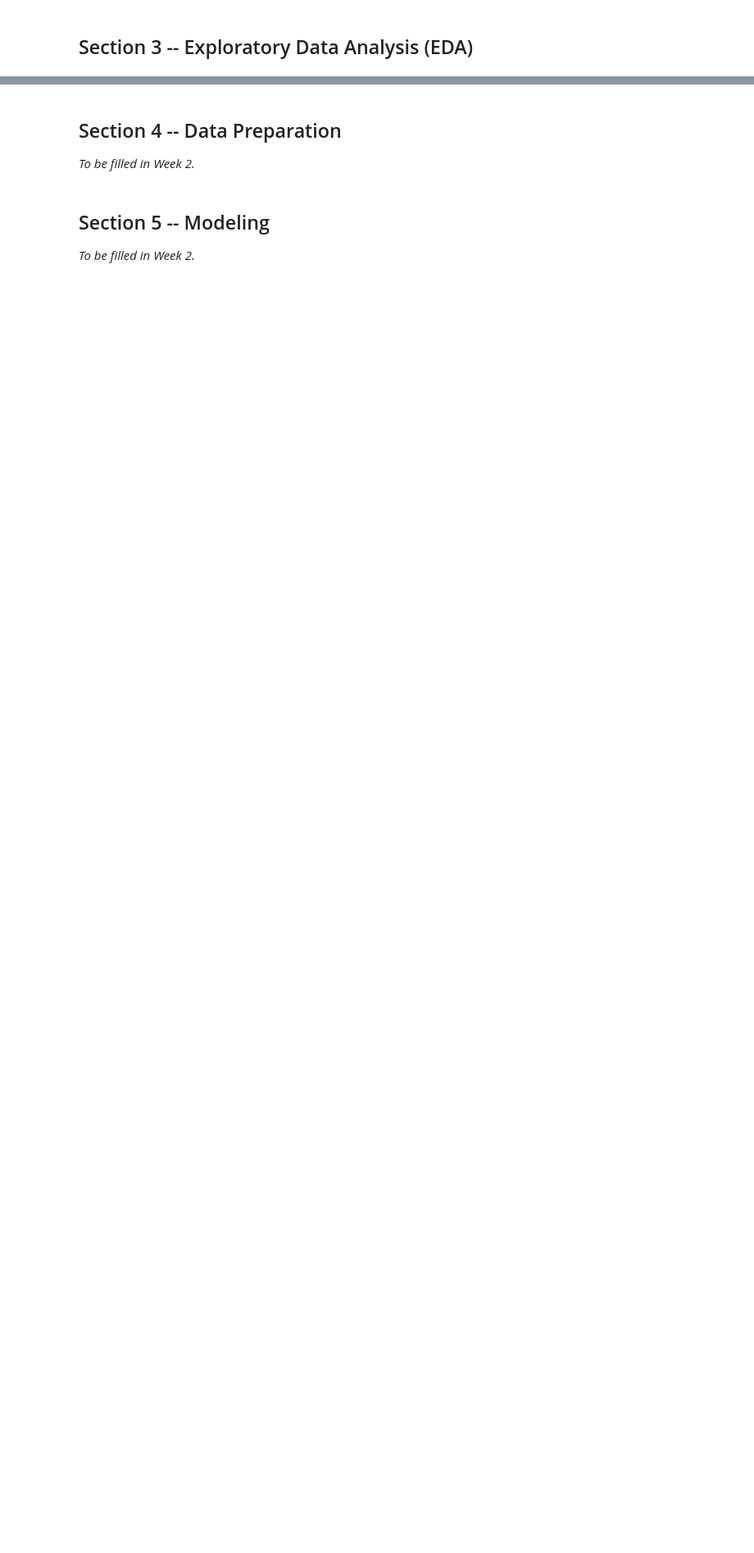
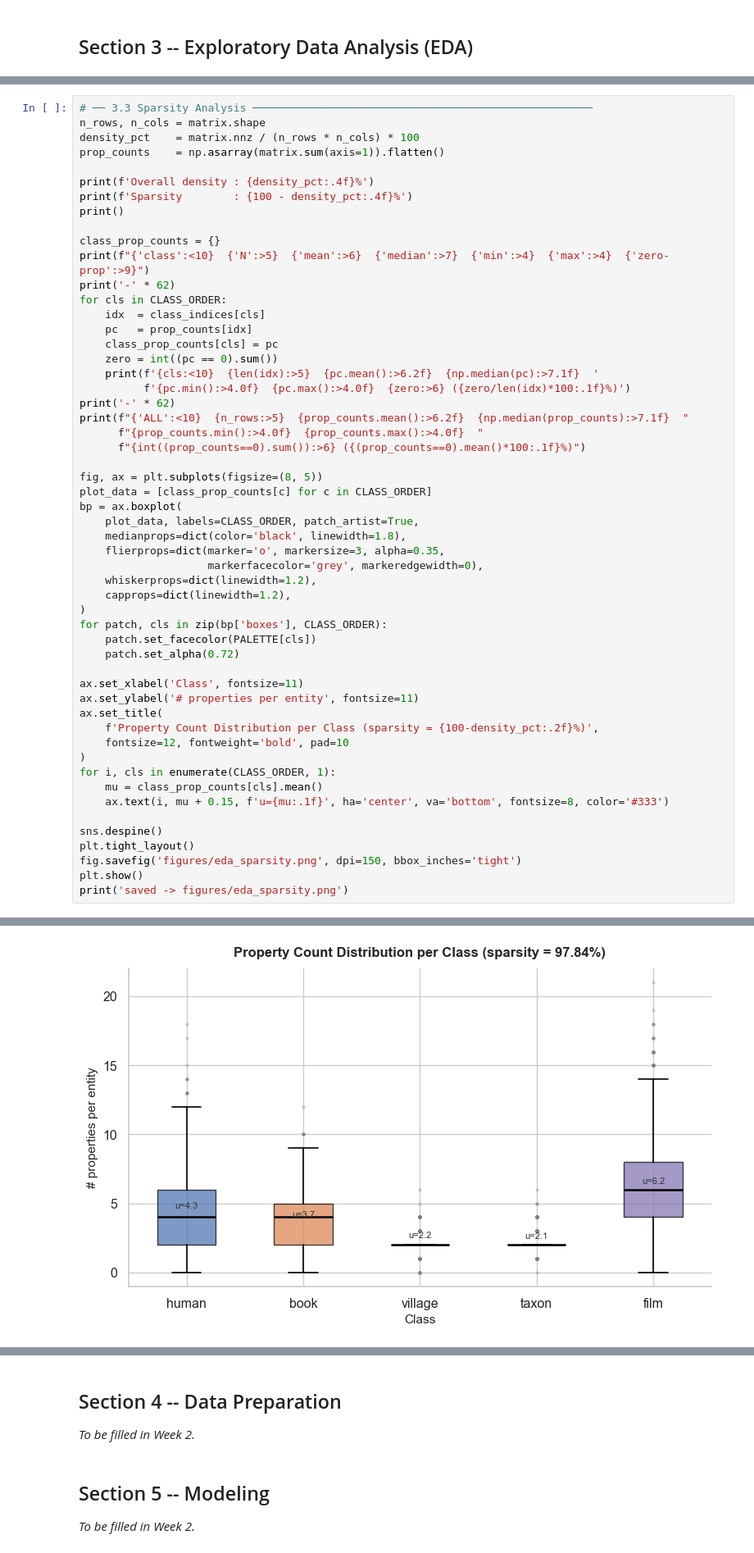
Before and after one commit to group5-iaids/knowledge-graph-classification, a Jupyter notebook: Group5_B_Notebook.ipynb, the cells around one changed output, grey strips where cells are left out. Shown at 82% size. Cells and saved outputs as stored; diff of their text form; blank space fills up the shorter version.

```diff
--- a/Group5_B_Notebook.ipynb
+++ b/Group5_B_Notebook.ipynb
@@ -315,0 +559,55 @@ print('Sparsity analysis -- to be implemented in Week 2')
+# %%
+# ── 3.3 Sparsity Analysis ─────────────────────────────────────────────────────
+n_rows, n_cols = matrix.shape
+density_pct    = matrix.nnz / (n_rows * n_cols) * 100
+prop_counts    = np.asarray(matrix.sum(axis=1)).flatten()
+
+print(f'Overall density : {density_pct:.4f}%')
+print(f'Sparsity        : {100 - density_pct:.4f}%')
+print()
+
+class_prop_counts = {}
+print(f"{'class':<10}  {'N':>5}  {'mean':>6}  {'median':>7}  {'min':>4}  {'max':>4}  {'zero-prop':>9}")
+print('-' * 62)
+for cls in CLASS_ORDER:
+    idx  = class_indices[cls]
+    pc   = prop_counts[idx]
+    class_prop_counts[cls] = pc
+    zero = int((pc == 0).sum())
+    print(f'{cls:<10}  {len(idx):>5}  {pc.mean():>6.2f}  {np.median(pc):>7.1f}  '
+          f'{pc.min():>4.0f}  {pc.max():>4.0f}  {zero:>6} ({zero/len(idx)*100:.1f}%)')
+print('-' * 62)
+print(f"{'ALL':<10}  {n_rows:>5}  {prop_counts.mean():>6.2f}  {np.median(prop_counts):>7.1f}  "
+      f"{prop_counts.min():>4.0f}  {prop_counts.max():>4.0f}  "
+      f"{int((prop_counts==0).sum()):>6} ({(prop_counts==0).mean()*100:.1f}%)")
+
+fig, ax = plt.subplots(figsize=(8, 5))
+plot_data = [class_prop_counts[c] for c in CLASS_ORDER]
+bp = ax.boxplot(
+    plot_data, labels=CLASS_ORDER, patch_artist=True,
+    medianprops=dict(color='black', linewidth=1.8),
+    flierprops=dict(marker='o', markersize=3, alpha=0.35,
+                    markerfacecolor='grey', markeredgewidth=0),
+    whiskerprops=dict(linewidth=1.2),
+    capprops=dict(linewidth=1.2),
+)
+for patch, cls in zip(bp['boxes'], CLASS_ORDER):
+    patch.set_facecolor(PALETTE[cls])
+    patch.set_alpha(0.72)
+
+ax.set_xlabel('Class', fontsize=11)
+ax.set_ylabel('# properties per entity', fontsize=11)
+ax.set_title(
+    f'Property Count Distribution per Class (sparsity = {100-density_pct:.2f}%)',
+    fontsize=12, fontweight='bold', pad=10
+)
+for i, cls in enumerate(CLASS_ORDER, 1):
+    mu = class_prop_counts[cls].mean()
+    ax.text(i, mu + 0.15, f'u={mu:.1f}', ha='center', va='bottom', fontsize=8, color='#333')
+
+sns.despine()
+plt.tight_layout()
+fig.savefig('figures/eda_sparsity.png', dpi=150, bbox_inches='tight')
+plt.show()
+print('saved -> figures/eda_sparsity.png')
+# %% [output]
@@ -315,0 +626 @@ print('Sparsity analysis -- to be implemented in Week 2')
+[figure, added]
```
Also changed, not shown: parts of 20 cells of this notebook, 8 other files.
